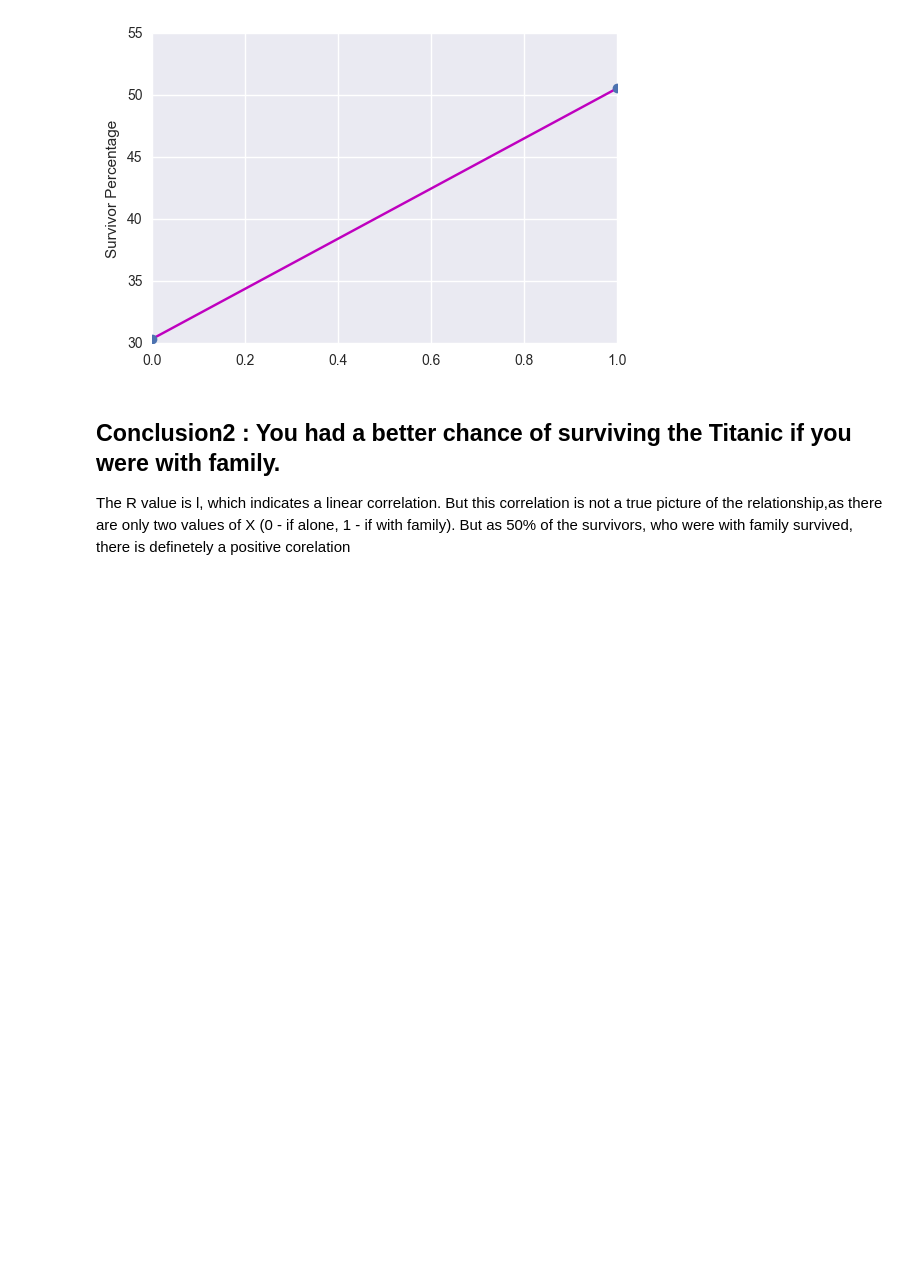
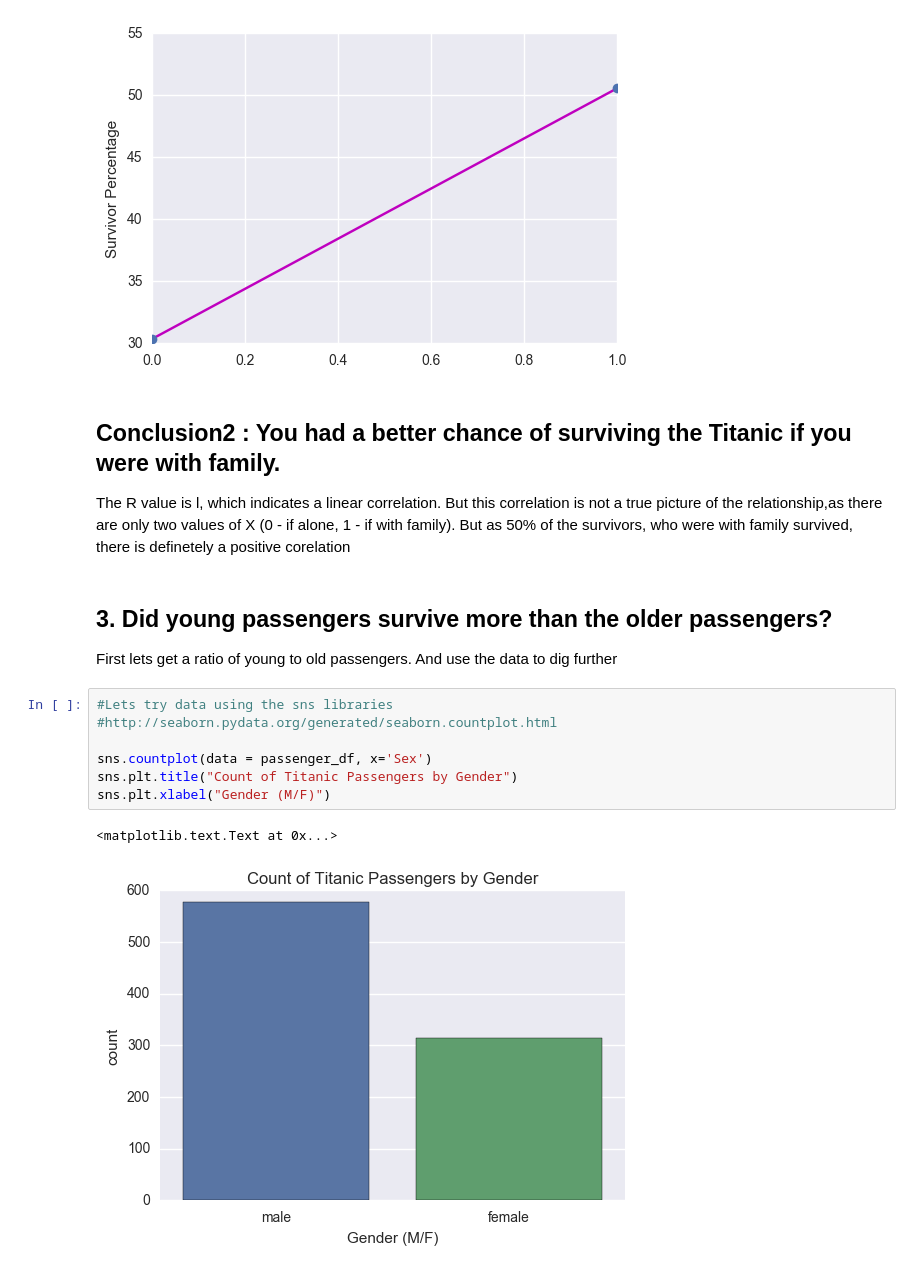
Before and after one commit to rramchan12/Data-Analyst-NanoDegree, a Jupyter notebook: P2 - Investigate a Dataset using Python/Investigating_Titanic_Data.ipynb, the cells around one changed output. Cells and saved outputs as stored; diff of their text form; blank space fills up the shorter version.

```diff
--- a/P2 - Investigate a Dataset using Python/Investigating_Titanic_Data.ipynb
+++ b/P2 - Investigate a Dataset using Python/Investigating_Titanic_Data.ipynb
@@ -366,3 +366,16 @@ Slope :  20.2111542468, Pearsons R: 1.0, Standard Deviation : nan
 # %% [markdown]
 ## Conclusion2 : You had a better chance of surviving the Titanic if you were with family.
 The R value is l, which indicates a linear correlation. But this correlation is not a true picture of the relationship,as there are only two values of X (0 - if alone, 1 - if with family). But as 50% of the survivors, who were with family survived, there is definetely a positive corelation
+# %% [markdown]
+## 3. Did young passengers survive more than the older passengers?
+First lets get a ratio of young to old passengers. And use the data to dig further
+# %%
+#Lets try data using the sns libraries
+#http://seaborn.pydata.org/generated/seaborn.countplot.html
+
+sns.countplot(data = passenger_df, x='Sex')
+sns.plt.title("Count of Titanic Passengers by Gender")
+sns.plt.xlabel("Gender (M/F)")
+# %% [output]
+<matplotlib.text.Text at 0x...>
+[figure, added]
```
Also changed, not shown: parts of 6 cells of this notebook.
